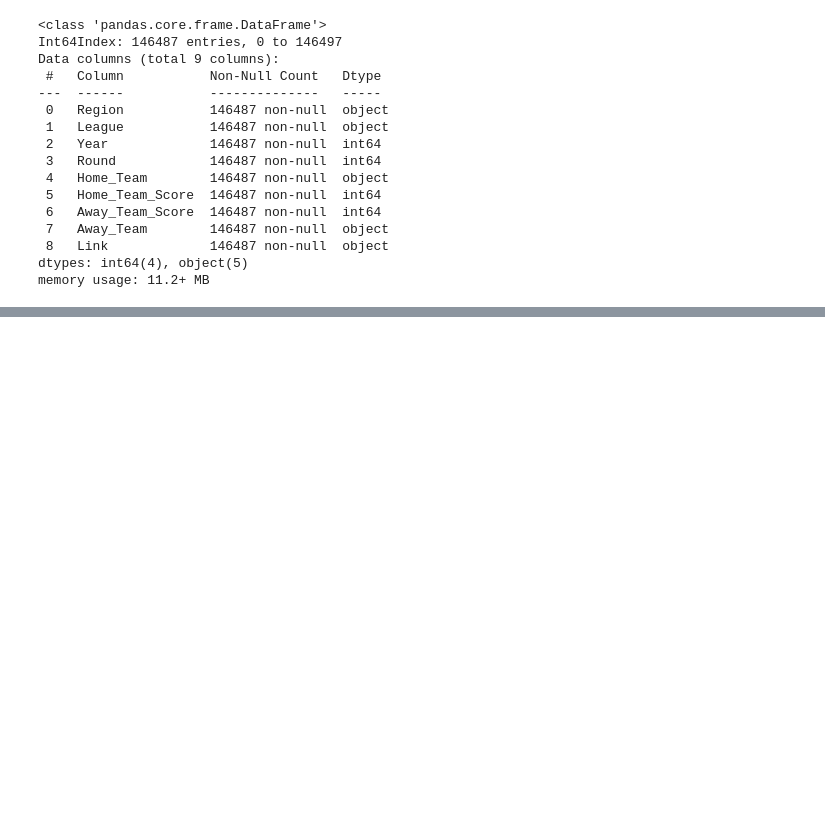
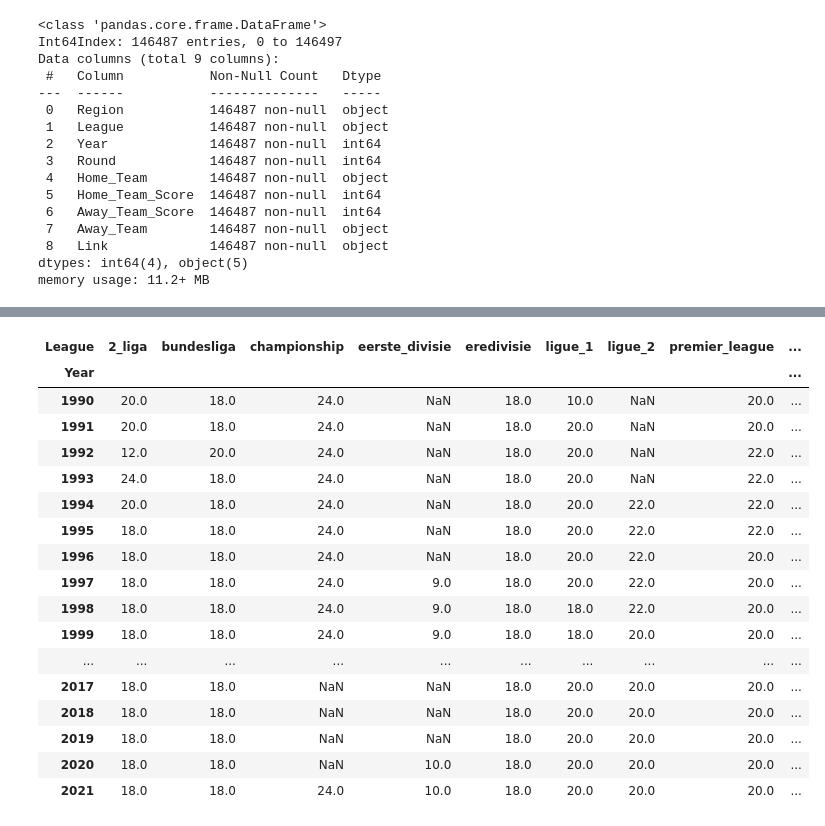
Before and after one commit to Gagan-Sehmbi/Football-Match-Outcome-Prediction, a Jupyter notebook: main.ipynb, the cells around one changed output, grey strips where cells are left out. Drawn from its saved outputs; the diff is of its cells as text; code cells hidden in the pictures; blank space fills up the shorter version.

```diff
--- a/main.ipynb
+++ b/main.ipynb
@@ -212,4 +232,23 @@ memory usage: 11.2+ MB
 # %%
-# How many teams were in each league every year
-teams_year_table = pd.pivot_table(df, values='Home_Team', index='Season', columns='League', aggfunc=lambda x: len(x.unique()))
-teams_year_table.plot(legend=False)
+# How many teams were in each league every year?
+teams_year_table = pd.pivot_table(df, values='Home_Team', index='Year', columns='League', aggfunc=lambda x: len(x.unique()))
+teams_year_table
+# %% [output]
+| League | 2_liga | bundesliga | championship | eerste_divisie | eredivisie | ligue_1 | ligue_2 | premier_league | ... |
+| Year |  |  |  |  |  |  |  |  | ... |
+| 1990 | 20.0 | 18.0 | 24.0 | NaN | 18.0 | 10.0 | NaN | 20.0 | ... |
+| 1991 | 20.0 | 18.0 | 24.0 | NaN | 18.0 | 20.0 | NaN | 20.0 | ... |
+| 1992 | 12.0 | 20.0 | 24.0 | NaN | 18.0 | 20.0 | NaN | 22.0 | ... |
+| 1993 | 24.0 | 18.0 | 24.0 | NaN | 18.0 | 20.0 | NaN | 22.0 | ... |
+| 1994 | 20.0 | 18.0 | 24.0 | NaN | 18.0 | 20.0 | 22.0 | 22.0 | ... |
+| 1995 | 18.0 | 18.0 | 24.0 | NaN | 18.0 | 20.0 | 22.0 | 22.0 | ... |
+| 1996 | 18.0 | 18.0 | 24.0 | NaN | 18.0 | 20.0 | 22.0 | 20.0 | ... |
+| 1997 | 18.0 | 18.0 | 24.0 | 9.0 | 18.0 | 20.0 | 22.0 | 20.0 | ... |
+| 1998 | 18.0 | 18.0 | 24.0 | 9.0 | 18.0 | 18.0 | 22.0 | 20.0 | ... |
+| 1999 | 18.0 | 18.0 | 24.0 | 9.0 | 18.0 | 18.0 | 20.0 | 20.0 | ... |
+| ... | ... | ... | ... | ... | ... | ... | ... | ... | ... |
+| 2017 | 18.0 | 18.0 | NaN | NaN | 18.0 | 20.0 | 20.0 | 20.0 | ... |
+| 2018 | 18.0 | 18.0 | NaN | NaN | 18.0 | 20.0 | 20.0 | 20.0 | ... |
+| 2019 | 18.0 | 18.0 | NaN | NaN | 18.0 | 20.0 | 20.0 | 20.0 | ... |
+| 2020 | 18.0 | 18.0 | NaN | 10.0 | 18.0 | 20.0 | 20.0 | 20.0 | ... |
+| 2021 | 18.0 | 18.0 | 24.0 | 10.0 | 18.0 | 20.0 | 20.0 | 20.0 | ... |
```
Also changed, not shown: parts of 15 cells of this notebook.
